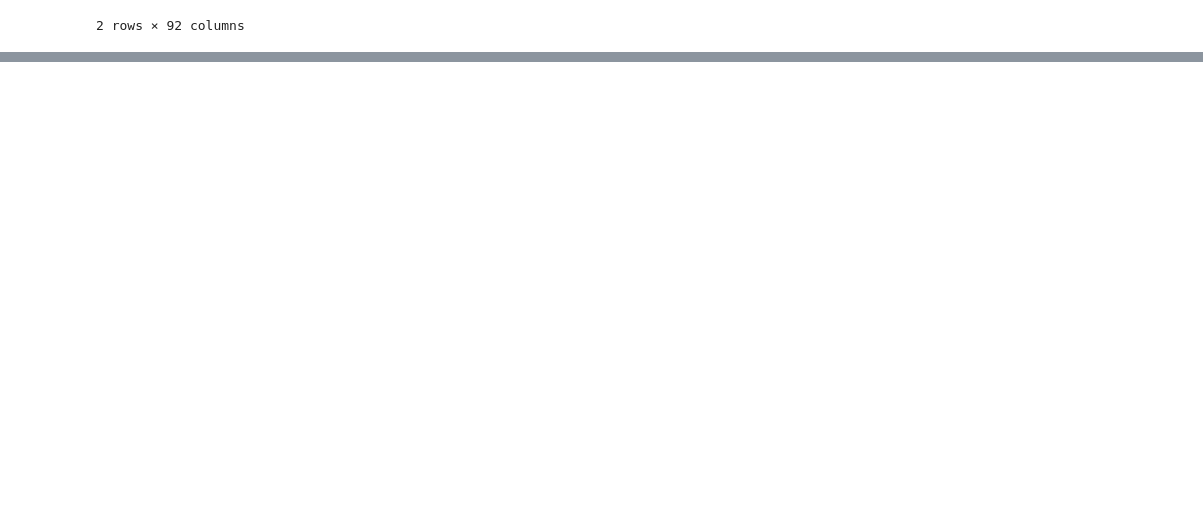
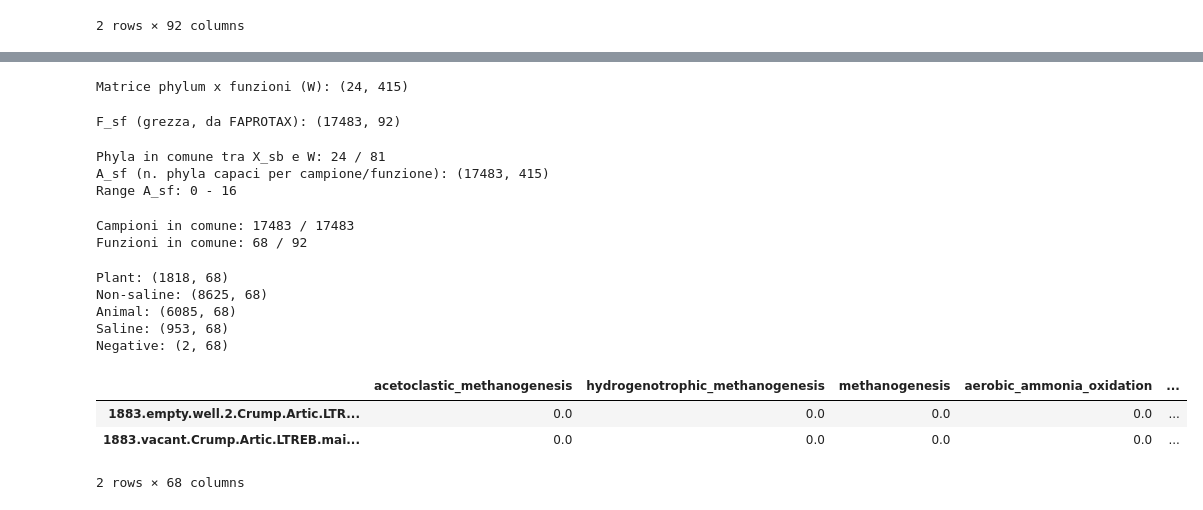
Before and after one commit to mgirelli/Shannon, a Jupyter notebook: FAPROTAX_1.2.12/function_analysis.ipynb, the cells around one changed output, grey strips where cells are left out. Drawn from its saved outputs; the diff is of its cells as text; code cells hidden in the pictures; blank space fills up the shorter version.

```diff
--- a/FAPROTAX_1.2.12/function_analysis.ipynb
+++ b/FAPROTAX_1.2.12/function_analysis.ipynb
@@ -257,0 +286,58 @@ plt.show()
+# %%
+#define phylum x function binary matrix
+records = []
+for otu_id, funcs in otu2func.items():
+    phylum = otu2phylum.get(otu_id, 'p__Unknown')
+    for f in funcs:
+        records.append((phylum, f))
+
+df_long = pd.DataFrame(records, columns=['phylum', 'function']).drop_duplicates()
+df_long['present'] = 1
+
+W = (df_long
+     .pivot(index='phylum', columns='function', values='present')
+     .fillna(0)
+     .astype(int))
+
+print('Matrice phylum x funzioni (W):', W.shape)
+# %% [output]
+Matrice phylum x funzioni (W): (24, 415)
+# %%
+#load functional_table
+table_func = biom.load_table('functional_table_final.biom')
+F_sf = table_func.to_dataframe(dense=True).T   # righe=samples, colonne=funzioni
+F_sf.index = F_sf.index.astype(str)
+print('F_sf (grezza, da FAPROTAX):', F_sf.shape)
+# %% [output]
+F_sf (grezza, da FAPROTAX): (17483, 92)
+# %%
+#define abundance
+
+P_sb = (X_sb > 0).astype(int)
+
+common_phyla = P_sb.columns.intersection(W.index)
+print(f'Phyla in comune tra X_sb e W: {len(common_phyla)} / {X_sb.shape[1]}')
+
+P_sb_aligned = P_sb[common_phyla]
+W_aligned = W.loc[common_phyla]
+
+A_sf = P_sb_aligned.dot(W_aligned)
+print('A_sf (n. phyla capaci per campione/funzione):', A_sf.shape)
+print('Range A_sf:', A_sf.values.min(), '-', A_sf.values.max())
+# %% [output]
+Phyla in comune tra X_sb e W: 24 / 81
+A_sf (n. phyla capaci per campione/funzione): (17483, 415)
+Range A_sf: 0 - 16
+# %%
+#define sample x relative function matrix
+
+common_samples = F_sf.index.intersection(A_sf.index)
+common_functions = F_sf.columns.intersection(A_sf.columns)
+print(f'Campioni in comune: {len(common_samples)} / {F_sf.shape[0]}')
+print(f'Funzioni in comune: {len(common_functions)} / {F_sf.shape[1]}')
+
+F_sf_aligned = F_sf.loc[common_samples, common_functions]
+A_sf_aligned = A_sf.loc[common_samples, common_functions]
+# %% [output]
+Campioni in comune: 17483 / 17483
+Funzioni in comune: 68 / 92
@@ -257,0 +347,21 @@ plt.show()
+# %%
+meta = pd.read_csv('emp_qiime_mapping_release1.tsv', sep='\t', index_col=0, low_memory=False)
+meta_filtered_frel = meta.loc[meta.index.isin(X_sf_rel.index)]
+meta_aligned_frel = meta_filtered.reindex(X_sf_rel.index)
+
+gruppi_frel = {}
+for gruppo in meta_aligned_frel['empo_2'].unique():
+    mask = meta_aligned_frel['empo_2'] == gruppo
+    gruppi_frel[gruppo] = X_sf_rel[mask]
+    print(f"{gruppo}: {gruppi_frel[gruppo].shape}")
+gruppi_frel.pop("Negative")
+# %% [output]
+Plant: (1818, 68)
+Non-saline: (8625, 68)
+Animal: (6085, 68)
+Saline: (953, 68)
+Negative: (2, 68)
+|  | acetoclastic_methanogenesis | hydrogenotrophic_methanogenesis | methanogenesis | aerobic_ammonia_oxidation | ... |
+| 1883.empty.well.2.Crump.Artic.LTR... | 0.0 | 0.0 | 0.0 | 0.0 | ... |
+| 1883.vacant.Crump.Artic.LTREB.mai... | 0.0 | 0.0 | 0.0 | 0.0 | ... |
+2 rows × 68 columns
```
Also changed, not shown: parts of 26 cells of this notebook, 1 other file.
